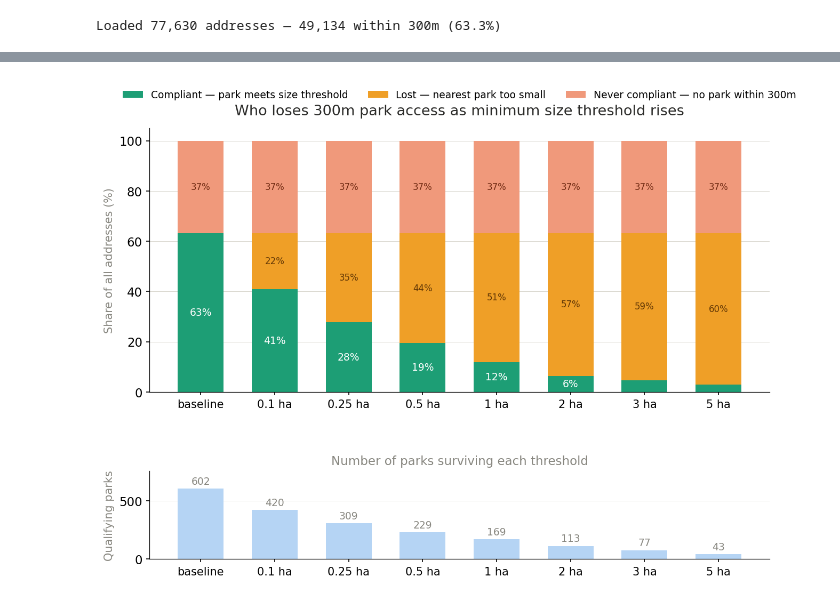
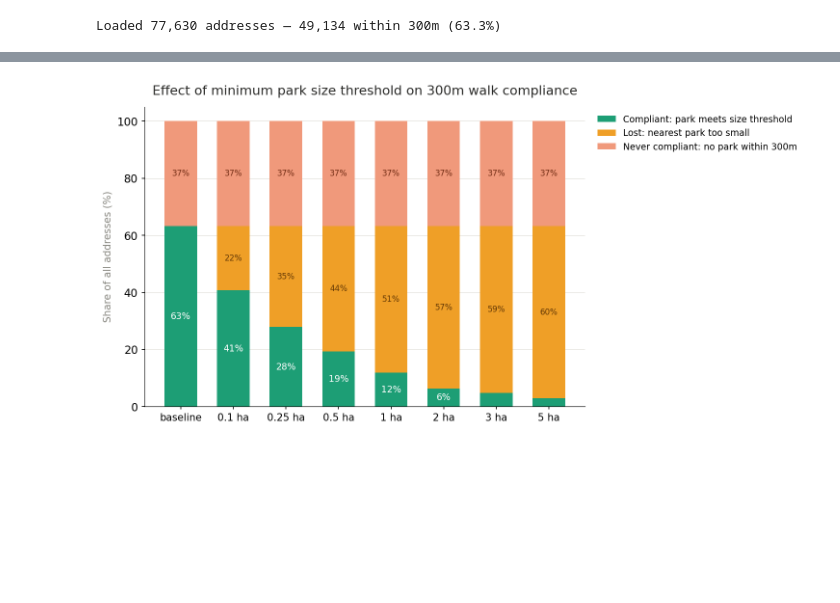
Before and after one commit to dclfbk/3-30-300-index, a Jupyter notebook: code/300m_vizual.ipynb, the cells around one changed output, grey strips where cells are left out. Saved outputs shown, nothing was run; the diff lists cells and outputs as text; code cells hidden in the pictures; blank space fills up the shorter version.

```diff
--- a/code/300m_vizual.ipynb
+++ b/code/300m_vizual.ipynb
@@ -119,100 +166,54 @@ Saved fig1_neighbourhood_compliance.png
 # %%
+# ── Figure 2a: Stacked compliance bars ──
+fig, ax_top = plt.subplots(figsize=(10, 5))
 
-# ── Fig 2 · Park size threshold — who gets lost and why ──────────────────────
-#
-# Three address groups at each threshold:
-#   compliant  — within 300m of a park that meets the size requirement
-#   lost       — within 300m but their nearest park is smaller than threshold
-#   never      — never within 300m regardless of size (no park reachable)
-#
-# "lost" is computed as: was within 300m at baseline, but the matched park
-# is smaller than t ha.  It accumulates as threshold rises.
+b1 = ax_top.bar(x, size_df.c_pct, width, color=TEAL,  label="Compliant: park meets size threshold", zorder=2)
+b2 = ax_top.bar(x, size_df.l_pct, width, bottom=size_df.c_pct, color=AMBER, label="Lost: nearest park too small", zorder=2)
+b3 = ax_top.bar(x, size_df.n_pct, width, bottom=size_df.c_pct + size_df.l_pct, color=CORAL, label="Never compliant: no park within 300m", zorder=2)
 
-NEVER_N   = (~df["within_300m"]).sum()          # baseline non-compliant (fixed)
-BASELINE  = df["within_300m"].sum()             # baseline compliant
-
-thresholds_ha = [0, 0.1, 0.25, 0.5, 1.0, 2.0, 3.0, 5.0]
-xlabels       = ["baseline", "0.1 ha", "0.25 ha", "0.5 ha", "1 ha", "2 ha", "3 ha", "5 ha"]
-
-size_results = []
-for t in thresholds_ha:
-    if t == 0:
-        compliant_n = BASELINE
-    else:
-        # compliant at threshold t = was within 300m AND park >= t ha
-        compliant_n = df[df["within_300m"] & (df["park_area_ha"] >= t)].shape[0]
-    lost_n  = BASELINE - compliant_n          # had access, lost it due to size
-    n_parks = (df["nearest_park_id"]
-               .loc[df["park_area_ha"] >= t]
-               .nunique()) if t > 0 else df["nearest_park_id"].nunique()
-    size_results.append({
-        "threshold": t,
-        "compliant": compliant_n,
-        "lost":      lost_n,
-        "never":     NEVER_N,
-        "parks":     n_parks,
-    })
-
-size_df = pd.DataFrame(size_results)
-size_df["c_pct"] = size_df["compliant"] / TOTAL * 100
-size_df["l_pct"] = size_df["lost"]      / TOTAL * 100
-size_df["n_pct"] = size_df["never"]     / TOTAL * 100
-
-x     = np.arange(len(thresholds_ha))
-width = 0.62
-
-fig, (ax_top, ax_bot) = plt.subplots(
-    2, 1, figsize=(10, 7),
-    gridspec_kw={"height_ratios": [3, 1], "hspace": 0.45},
-)
-
-# ── Stacked bars ──
-b1 = ax_top.bar(x, size_df.c_pct, width, color=TEAL,  label="Compliant — park meets size threshold",  zorder=2)
-b2 = ax_top.bar(x, size_df.l_pct, width, bottom=size_df.c_pct, color=AMBER, label="Lost — nearest park too small", zorder=2)
-b3 = ax_top.bar(x, size_df.n_pct, width, bottom=size_df.c_pct + size_df.l_pct, color=CORAL, label="Never compliant — no park within 300m", zorder=2)
-
-# Percentage labels inside compliant segment (only where wide enough)
 for i, row in size_df.iterrows():
     if row.c_pct > 5:
         ax_top.text(i, row.c_pct / 2, f"{row.c_pct:.0f}%",
-                    ha="center", va="center", fontsize=9,
-                    color="white", fontweight="500")
+            ha="center", va="center", fontsize=9, color="white", fontweight="500")
     if row.l_pct > 3:
         ax_top.text(i, row.c_pct + row.l_pct / 2, f"{row.l_pct:.0f}%",
-                    ha="center", va="center", fontsize=8,
-                    color="#633806")
+            ha="center", va="center", fontsize=8, color="#633806")
     if row.n_pct > 3:
         ax_top.text(i, row.c_pct + row.l_pct + row.n_pct / 2, f"{row.n_pct:.0f}%",
-                    ha="center", va="center", fontsize=8,
-                    color="#712B13")
+            ha="center", va="center", fontsize=8, color="#712B13")
 
 ax_top.set_xticks(x)
 ax_top.set_xticklabels(xlabels, fontsize=10)
 ax_top.set_ylabel("Share of all addresses (%)", fontsize=10, color=SGRAY)
 ax_top.set_ylim(0, 105)
-ax_top.set_title("Who loses 300m park access as minimum size threshold rises",
-                 fontsize=13, fontweight="500", pad=12, color=TEXT)
+ax_top.set_title("Effect of minimum park size threshold on 300m walk compliance",
+    fontsize=13, fontweight="500", pad=12, color=TEXT)
 ax_top.grid(axis="y", linewidth=0.4, color=LGRAY, zorder=0)
-ax_top.legend(fontsize=9, frameon=False, loc="upper center",
-              bbox_to_anchor=(0.5, 1.18), ncol=3)
+ax_top.legend(fontsize=9, frameon=False, loc="upper left",
+    bbox_to_anchor=(1.01, 1.0))
 
-# ── Qualifying parks bar ──
+plt.tight_layout()
+plt.savefig("fig2a_compliance_by_size.png", bbox_inches="tight", dpi=150)
+plt.show()
+
+# ── Figure 2b: Qualifying parks ──
+fig, ax_bot = plt.subplots(figsize=(10, 3.5))
+
 ax_bot.bar(x, size_df.parks, width, color="#B5D4F4", zorder=2)
 for i, row in size_df.iterrows():
     ax_bot.text(i, row.parks + size_df.parks.max() * 0.03,
-                str(int(row.parks)), ha="center", va="bottom", fontsize=9, color=SGRAY)
+        str(int(row.parks)), ha="center", va="bottom", fontsize=9, color=SGRAY)
 
 ax_bot.set_xticks(x)
 ax_bot.set_xticklabels(xlabels, fontsize=10)
 ax_bot.set_ylabel("Qualifying parks", fontsize=10, color=SGRAY)
-ax_bot.set_title("Number of parks surviving each threshold", fontsize=11,
-                 fontweight="500", color=SGRAY, pad=6)
+ax_bot.set_title("Number of parks surviving each size threshold",
+    fontsize=13, fontweight="500", color=TEXT, pad=12)
 ax_bot.set_ylim(0, size_df.parks.max() * 1.25)
 ax_bot.grid(axis="y", linewidth=0.4, color=LGRAY, zorder=0)
 
+plt.tight_layout()
+plt.savefig("fig2b_parks_by_size.png", bbox_inches="tight", dpi=150)
 plt.show()
-plt.savefig("fig2_park_size_filter.png")
-plt.close()
-print("Saved fig2_park_size_filter.png")
 # %% [output]
-[figure, old version]
+[figure, new version]
```
Also changed, not shown: parts of 10 cells of this notebook, 5 other files.
